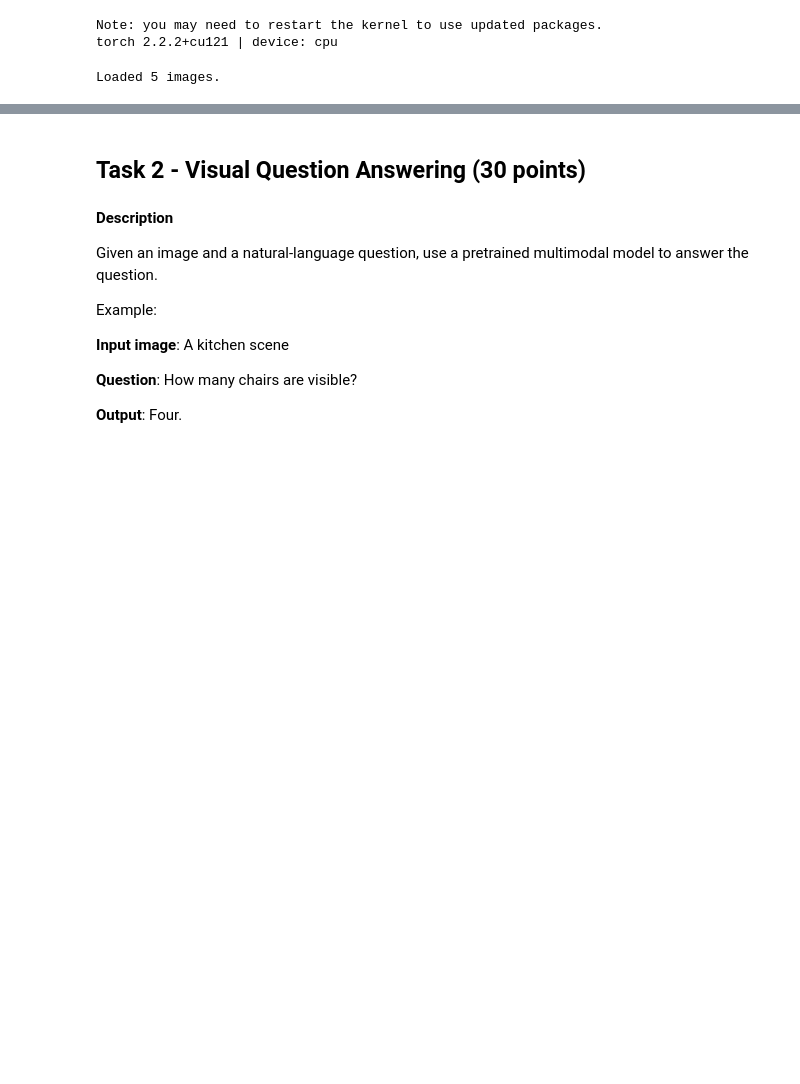
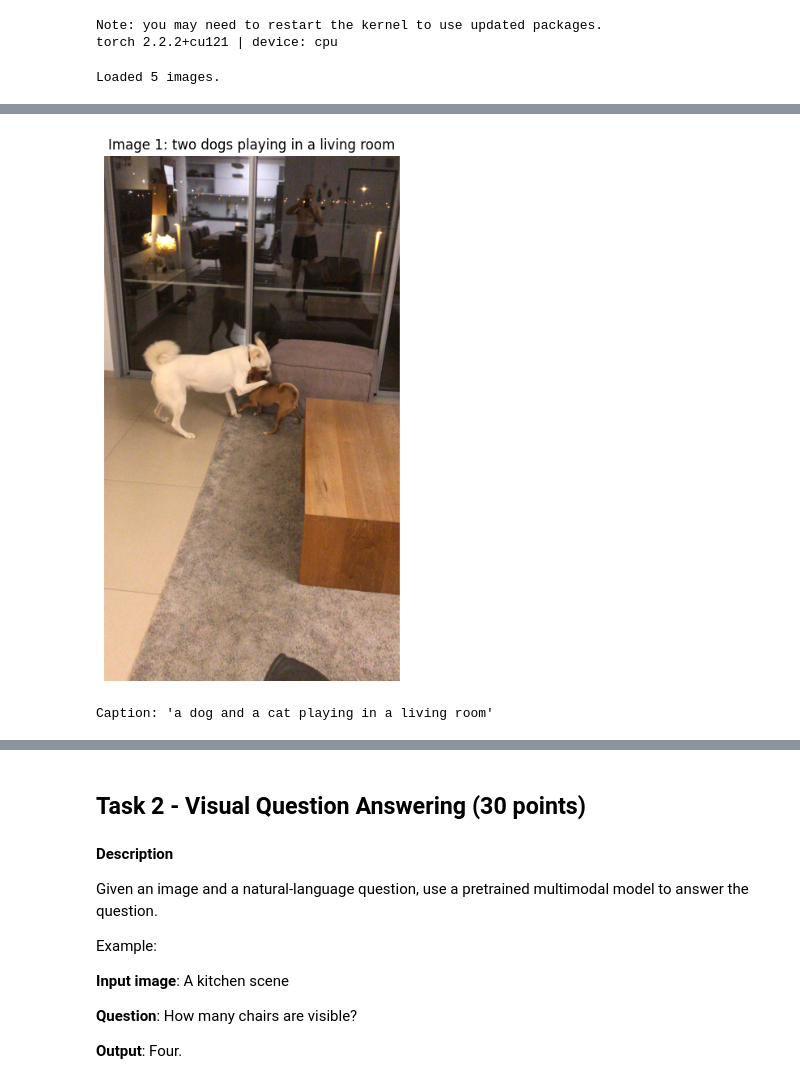
Before and after one commit to yaronwinter/Nebius, a Jupyter notebook: weeks/week8/llm/llm_multi_model_hw4.ipynb, the cells around one changed output, grey strips where cells are left out. Saved outputs shown, nothing was run; the diff lists cells and outputs as text; code cells hidden in the pictures; blank space fills up the shorter version.

```diff
--- a/weeks/week8/llm/llm_multi_model_hw4.ipynb
+++ b/weeks/week8/llm/llm_multi_model_hw4.ipynb
@@ -106,15 +106,15 @@ def generate_caption(image: Image.Image) -> str:
 # %%
 # My Images:
 
-CAPTION = "caption"
+HEADER = "header"
 URL = "url"
 
 images_spec = [
-    {CAPTION: "two dogs playing in a living room", URL: "/home/yaron/WorkEnv/data/nebius/pics/lea_and_kiki.png"},
-    {CAPTION: "shibley standing on my knees", URL: "/home/yaron/WorkEnv/data/nebius/pics/shibley_on_my_knees.png"},
-    {CAPTION: "yossie tzabari holding a flag", URL: "/home/yaron/WorkEnv/data/nebius/pics/yossie_tzabari.png"},
-    {CAPTION: "hadar explaining to tv talents", URL: "/home/yaron/WorkEnv/data/nebius/pics/hadar_explaining.png"},
-    {CAPTION: "mika joining the army", URL: "/home/yaron/WorkEnv/data/nebius/pics/mika_mitgayeset.png"},
+    {HEADER: "two dogs playing in a living room", URL: "/home/yaron/WorkEnv/data/nebius/pics/lea_and_kiki.png"},
+    {HEADER: "shibley standing on my knees", URL: "/home/yaron/WorkEnv/data/nebius/pics/shibley_on_my_knees.png"},
+    {HEADER: "yossie tzabari holding a flag", URL: "/home/yaron/WorkEnv/data/nebius/pics/yossie_tzabari.png"},
+    {HEADER: "hadar explaining to tv talents", URL: "/home/yaron/WorkEnv/data/nebius/pics/hadar_explaining.png"},
+    {HEADER: "mika joining the army", URL: "/home/yaron/WorkEnv/data/nebius/pics/mika_mitgayeset.png"},
 ]
 # %%
 # Load the images
@@ -184,0 +137,35 @@ Image 5
+# %%
+# Caption one image and display it together with its caption.
+PREDICTION = "prediction"
+
+def caption_and_show(spec, index, rotate=0):
+    """Generate a caption for one image (spec) and display the image + captions.
+
+    rotate: degrees to rotate the image *counter-clockwise* for display & captioning.
+            Use 90 / 180 / 270 for photos that come out sideways or upside down;
+            leave 0 for correctly-oriented images.
+    """
+    image = spec["image"]
+    if rotate:
+        image = image.rotate(rotate, expand=True)
+
+    caption = generate_caption(image)
+    spec[PREDICTION] = caption
+
+    plt.figure(figsize=(7, 7))
+    plt.imshow(image)
+    plt.axis("off")
+    plt.title(
+        f"Image {index}: {spec[HEADER]}",
+        fontsize=12, wrap=True,
+    )
+    plt.tight_layout()
+    plt.show()
+
+    print(f"Caption: {caption!r}")
+# %%
+# Display the images and their captionings.
+caption_and_show(images_spec[0], index=1, rotate=270)
+# %% [output]
+[figure, added]
+Caption: 'a dog and a cat playing in a living room'
```
Also changed, not shown: parts of 5 cells of this notebook.
